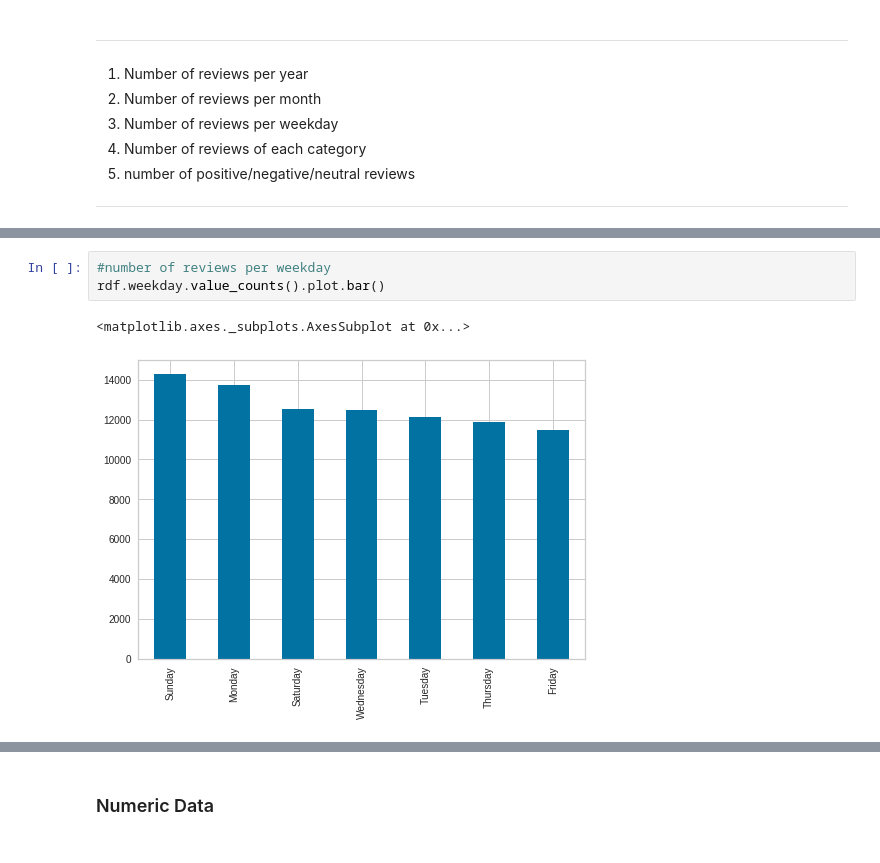
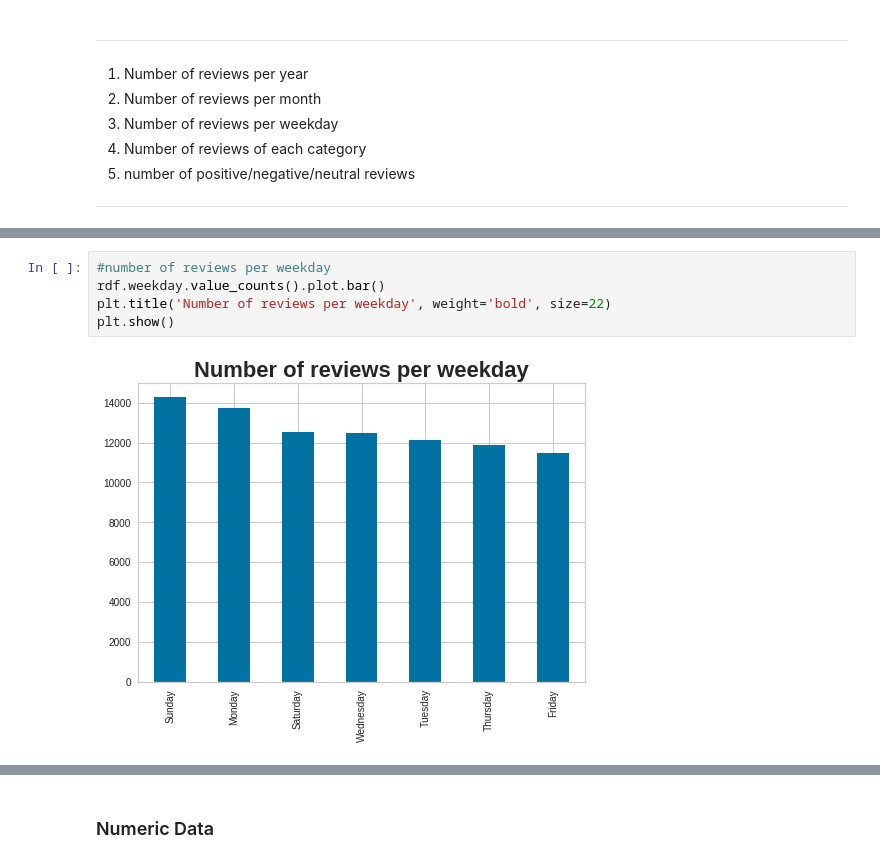
Before and after one commit to pe44enka/Yelp, a Jupyter notebook: DA_Final_Project.ipynb, the cells around one changed output, grey strips where cells are left out. Drawn from its saved outputs; the diff is of its cells as text.

```diff
--- a/DA_Final_Project.ipynb
+++ b/DA_Final_Project.ipynb
@@ -280,9 +282,10 @@ rdf.month.value_counts().plot.bar()
 # %%
 #number of reviews per weekday
 rdf.weekday.value_counts().plot.bar()
+plt.title('Number of reviews per weekday', weight='bold', size=22)
+plt.show()
 # %% [output]
-<matplotlib.axes._subplots.AxesSubplot at 0x...>
-[figure, old version]
+[figure, new version]
 # %%
 #number of reviews of each category
 rdf.category.value_counts().plot.bar()
```
Also changed, not shown: parts of 28 cells of this notebook.
